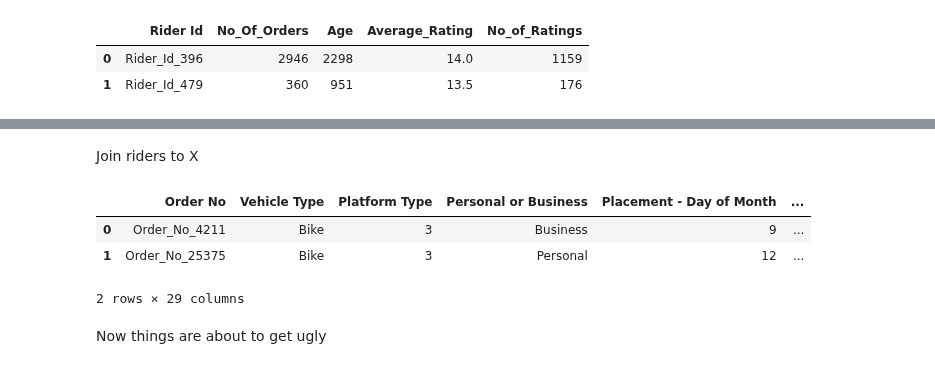
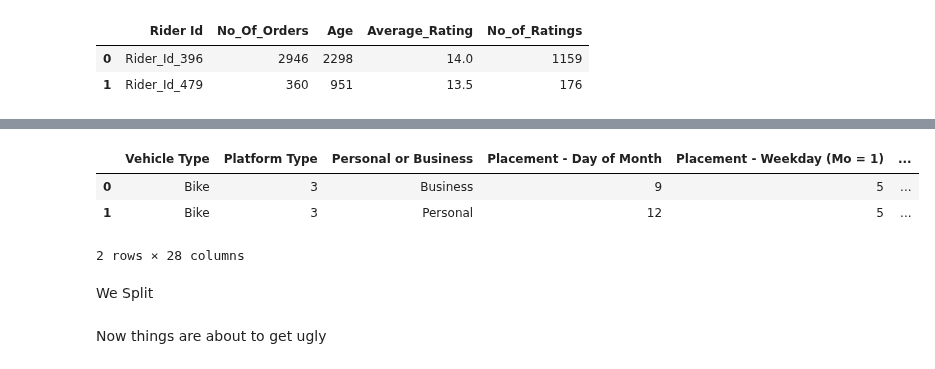
Before and after one commit to Mangalis0/Zindi-Regression-Hackathon, a Jupyter notebook: sam_regression.ipynb, the cells around one changed output, grey strips where cells are left out. Cells and saved outputs as stored; diff of their text form; code cells hidden in the pictures.

```diff
--- a/sam_regression.ipynb
+++ b/sam_regression.ipynb
@@ -74,11 +28,12 @@ X.head(2)
-# %% [markdown]
-Join riders to X
 # %%
+xdata = dataset.drop(columns=['Time from Pickup to Arrival', 'User Id', 'Order No', 'Arrival at Destination - Time'])
+X = xdata.copy() # I want to run this column everytime I want to restart after changes
 X = X.merge(riders, how='left', on=['Rider Id'])
 X.drop(columns=['Rider Id'], inplace=True)
+
 X.head(2)
 # %% [output]
-|  | Order No | Vehicle Type | Platform Type | Personal or Business | Placement - Day of Month | ... |
-| 0 | Order_No_4211 | Bike | 3 | Business | 9 | ... |
-| 1 | Order_No_25375 | Bike | 3 | Personal | 12 | ... |
+|  | Vehicle Type | Platform Type | Personal or Business | Placement - Day of Month | Placement - Weekday (Mo = 1) | ... |
+| 0 | Bike | 3 | Business | 9 | 5 | ... |
+| 1 | Bike | 3 | Personal | 12 | 5 | ... |
-2 rows × 29 columns
+2 rows × 28 columns
@@ -90,0 +42,2 @@ X = one_encoder(X, ['Platform Type', 'Personal or Business'])
+# %% [markdown]
+We Split
```
Also changed, not shown: parts of 59 cells of this notebook, 2 other files.
